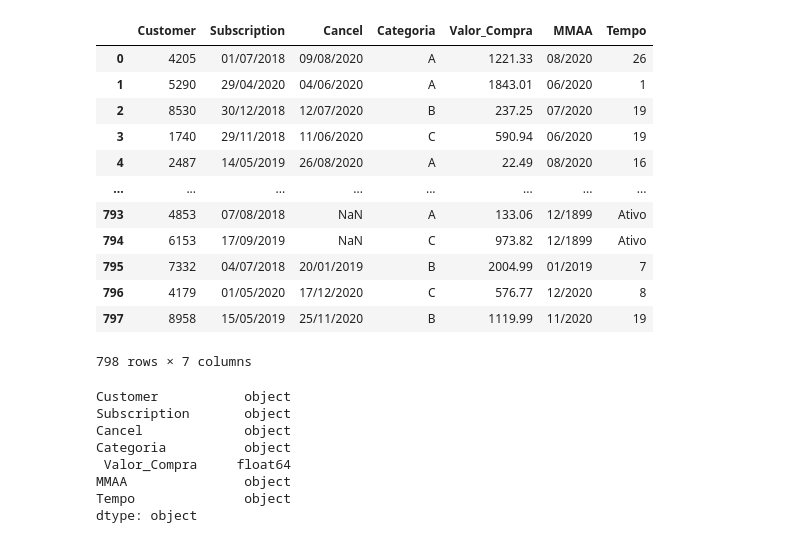
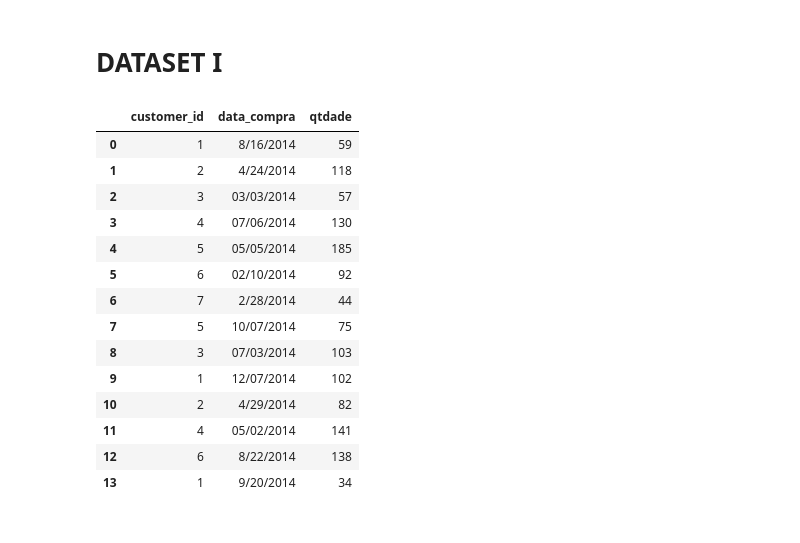
Before and after one commit to daianeklein/Space-Data, a Jupyter notebook: Cohort-Analysis.ipynb, the cells around one changed output. Saved outputs shown, nothing was run; the diff lists cells and outputs as text; code cells hidden in the pictures.

Commit message:
Update cohort analysis

```diff
--- a/Cohort-Analysis.ipynb
+++ b/Cohort-Analysis.ipynb
@@ -8,34 +14,28 @@ import math
-# %%
-df = pd.read_csv('Cohort-Data.csv', sep = ';', dtype = {'Customer' : str,
-                                                       'Cancel' : str},
-
-                decimal = ',')
-
-df
-
-#parse_dates = ['Subscription', 'Cancel'],
-# %% [output]
-|  | Customer | Subscription | Cancel | Categoria | Valor_Compra | MMAA | Tempo |
-| 0 | 4205 | 01/07/2018 | 09/08/2020 | A | 1221.33 | 08/2020 | 26 |
-| 1 | 5290 | 29/04/2020 | 04/06/2020 | A | 1843.01 | 06/2020 | 1 |
-| 2 | 8530 | 30/12/2018 | 12/07/2020 | B | 237.25 | 07/2020 | 19 |
-| 3 | 1740 | 29/11/2018 | 11/06/2020 | C | 590.94 | 06/2020 | 19 |
-| 4 | 2487 | 14/05/2019 | 26/08/2020 | A | 22.49 | 08/2020 | 16 |
-| ... | ... | ... | ... | ... | ... | ... | ... |
-| 793 | 4853 | 07/08/2018 | NaN | A | 133.06 | 12/1899 | Ativo |
-| 794 | 6153 | 17/09/2019 | NaN | C | 973.82 | 12/1899 | Ativo |
-| 795 | 7332 | 04/07/2018 | 20/01/2019 | B | 2004.99 | 01/2019 | 7 |
-| 796 | 4179 | 01/05/2020 | 17/12/2020 | C | 576.77 | 12/2020 | 8 |
-| 797 | 8958 | 15/05/2019 | 25/11/2020 | B | 1119.99 | 11/2020 | 19 |
-798 rows × 7 columns
-# %%
-df.dtypes
-# %% [output]
-Customer           object
-Subscription       object
-Cancel             object
-Categoria          object
- Valor_Compra     float64
-MMAA               object
-Tempo              object
-dtype: object
+# %% [markdown]
+# DATASET I
+# %%
+# importante dataset
+df = pd.read_csv('cohort01.csv', encoding = 'latin1', sep = ';')
+
+# renomeando coluna
+df.rename(columns = {'ï»¿CustomerID' : 'customer_id',
+          'Purchase Date' : 'data_compra',
+                    'Amount' : 'qtdade'}, inplace = True)
+
+df
+# %% [output]
+|  | customer_id | data_compra | qtdade |
+| 0 | 1 | 8/16/2014 | 59 |
+| 1 | 2 | 4/24/2014 | 118 |
+| 2 | 3 | 03/03/2014 | 57 |
+| 3 | 4 | 07/06/2014 | 130 |
+| 4 | 5 | 05/05/2014 | 185 |
+| 5 | 6 | 02/10/2014 | 92 |
+| 6 | 7 | 2/28/2014 | 44 |
+| 7 | 5 | 10/07/2014 | 75 |
+| 8 | 3 | 07/03/2014 | 103 |
+| 9 | 1 | 12/07/2014 | 102 |
+| 10 | 2 | 4/29/2014 | 82 |
+| 11 | 4 | 05/02/2014 | 141 |
+| 12 | 6 | 8/22/2014 | 138 |
+| 13 | 1 | 9/20/2014 | 34 |
```
Also changed, not shown: parts of 14 cells of this notebook.
